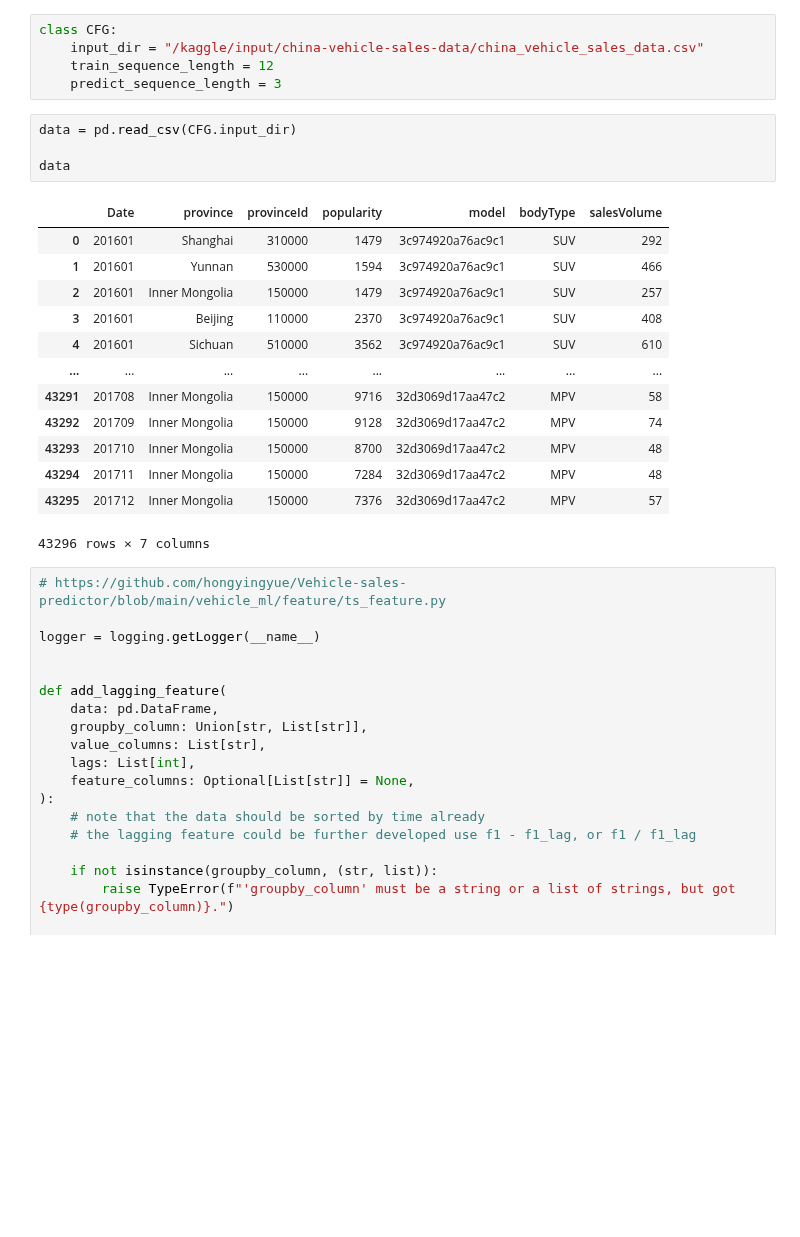
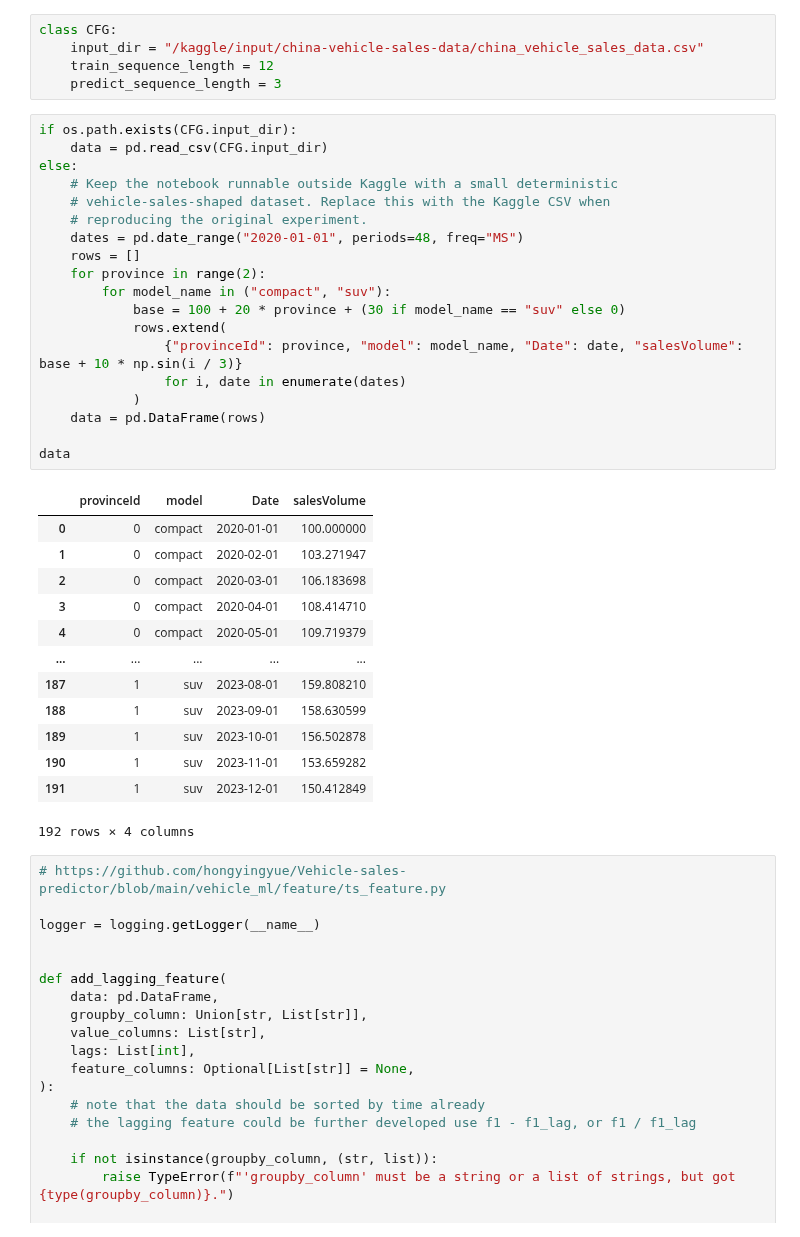
Before and after one commit to LongxingTan/Time-series-prediction, a Jupyter notebook: docs/source/tutorials/multi_steps_sales_prediction.ipynb, the cells around one changed output. Drawn from its saved outputs; the diff is of its cells as text; blank space fills up the shorter version.

```diff
--- a/docs/source/tutorials/multi_steps_sales_prediction.ipynb
+++ b/docs/source/tutorials/multi_steps_sales_prediction.ipynb
@@ -24,24 +17,39 @@ class CFG:
     input_dir = "/kaggle/input/china-vehicle-sales-data/china_vehicle_sales_data.csv"
     train_sequence_length = 12
     predict_sequence_length = 3
-# %%
-data = pd.read_csv(CFG.input_dir)
-
-data
-# %% [output]
-|  | Date | province | provinceId | popularity | model | bodyType | salesVolume |
-| 0 | 201601 | Shanghai | 310000 | 1479 | 3c974920a76ac9c1 | SUV | 292 |
-| 1 | 201601 | Yunnan | 530000 | 1594 | 3c974920a76ac9c1 | SUV | 466 |
-| 2 | 201601 | Inner Mongolia | 150000 | 1479 | 3c974920a76ac9c1 | SUV | 257 |
-| 3 | 201601 | Beijing | 110000 | 2370 | 3c974920a76ac9c1 | SUV | 408 |
-| 4 | 201601 | Sichuan | 510000 | 3562 | 3c974920a76ac9c1 | SUV | 610 |
-| ... | ... | ... | ... | ... | ... | ... | ... |
-| 43291 | 201708 | Inner Mongolia | 150000 | 9716 | 32d3069d17aa47c2 | MPV | 58 |
-| 43292 | 201709 | Inner Mongolia | 150000 | 9128 | 32d3069d17aa47c2 | MPV | 74 |
-| 43293 | 201710 | Inner Mongolia | 150000 | 8700 | 32d3069d17aa47c2 | MPV | 48 |
-| 43294 | 201711 | Inner Mongolia | 150000 | 7284 | 32d3069d17aa47c2 | MPV | 48 |
-| 43295 | 201712 | Inner Mongolia | 150000 | 7376 | 32d3069d17aa47c2 | MPV | 57 |
-43296 rows × 7 columns
+# %%
+if os.path.exists(CFG.input_dir):
+    data = pd.read_csv(CFG.input_dir)
+else:
+    # Keep the notebook runnable outside Kaggle with a small deterministic
+    # vehicle-sales-shaped dataset. Replace this with the Kaggle CSV when
+    # reproducing the original experiment.
+    dates = pd.date_range("2020-01-01", periods=48, freq="MS")
+    rows = []
+    for province in range(2):
+        for model_name in ("compact", "suv"):
+            base = 100 + 20 * province + (30 if model_name == "suv" else 0)
+            rows.extend(
+                {"provinceId": province, "model": model_name, "Date": date, "salesVolume": base + 10 * np.sin(i / 3)}
+                for i, date in enumerate(dates)
+            )
+    data = pd.DataFrame(rows)
+
+data
+# %% [output]
+|  | provinceId | model | Date | salesVolume |
+| 0 | 0 | compact | 2020-01-01 | 100.000000 |
+| 1 | 0 | compact | 2020-02-01 | 103.271947 |
+| 2 | 0 | compact | 2020-03-01 | 106.183698 |
+| 3 | 0 | compact | 2020-04-01 | 108.414710 |
+| 4 | 0 | compact | 2020-05-01 | 109.719379 |
+| ... | ... | ... | ... | ... |
+| 187 | 1 | suv | 2023-08-01 | 159.808210 |
+| 188 | 1 | suv | 2023-09-01 | 158.630599 |
+| 189 | 1 | suv | 2023-10-01 | 156.502878 |
+| 190 | 1 | suv | 2023-11-01 | 153.659282 |
+| 191 | 1 | suv | 2023-12-01 | 150.412849 |
+192 rows × 4 columns
 # %%
 # https://github.com/hongyingyue/Vehicle-sales-predictor/blob/main/vehicle_ml/feature/ts_feature.py
 
```
Also changed, not shown: parts of 9 cells of this notebook, 26 other files.
